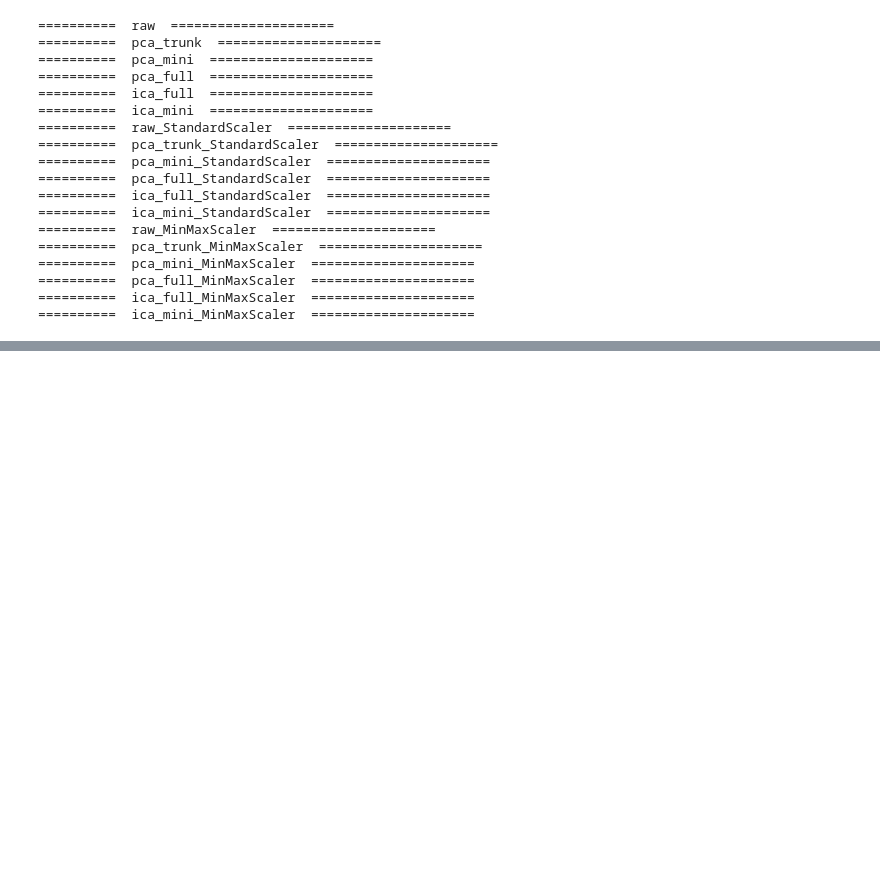
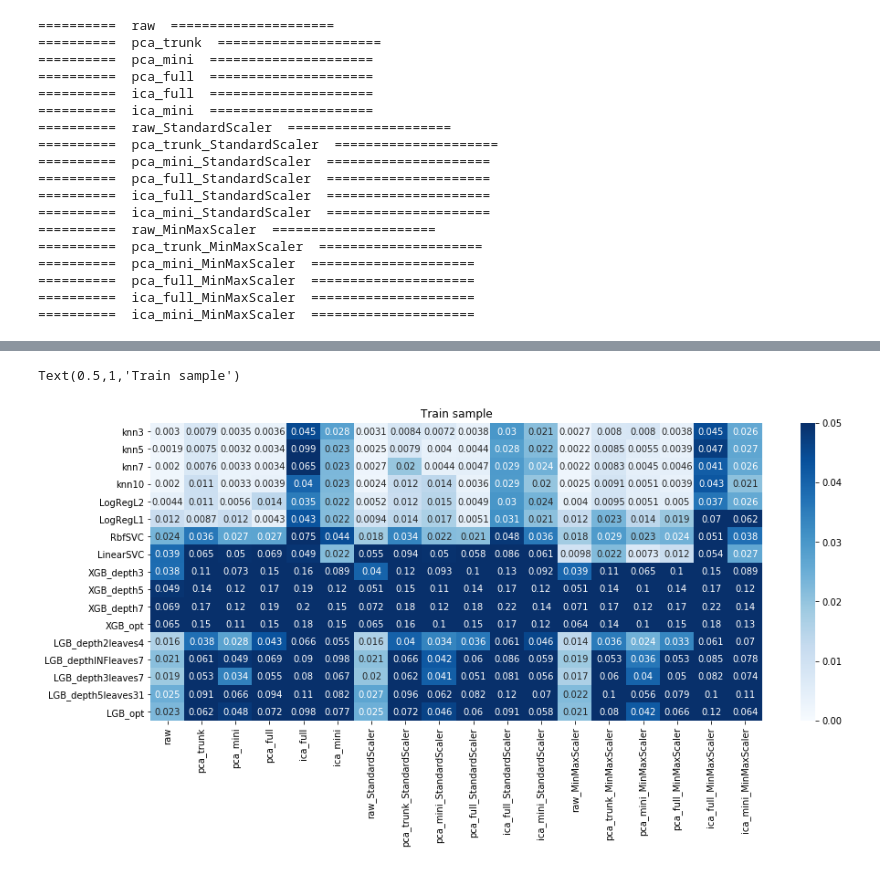
Before and after one commit to mlisovyi/TitanicSurvivalGuide, a Jupyter notebook: Model_Comparison.ipynb, the cells around one changed output, grey strips where cells are left out. Saved outputs shown, nothing was run; the diff lists cells and outputs as text; code cells hidden in the pictures; blank space fills up the shorter version.

```diff
--- a/Model_Comparison.ipynb
+++ b/Model_Comparison.ipynb
@@ -124,0 +223,7 @@ Text(0.5,1,'Train sample')
+# %%
+plt.figure(figsize=(15,6))
+sns.heatmap(fit_time_cv_summary, cmap='Blues', annot=True, vmin=0.00, vmax=0.05)
+plt.title('Train sample')
+# %% [output]
+Text(0.5,1,'Train sample')
+[figure, added]
```
Also changed, not shown: parts of 15 cells of this notebook.
